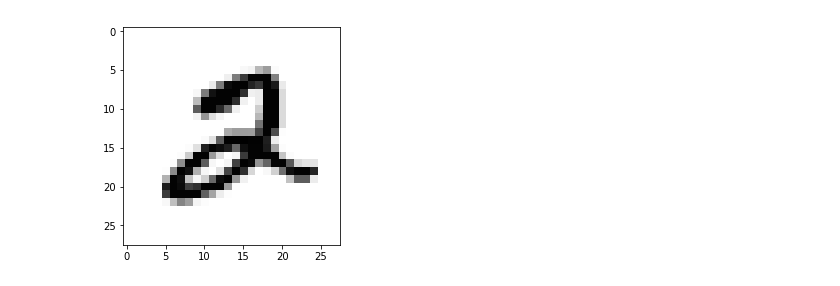
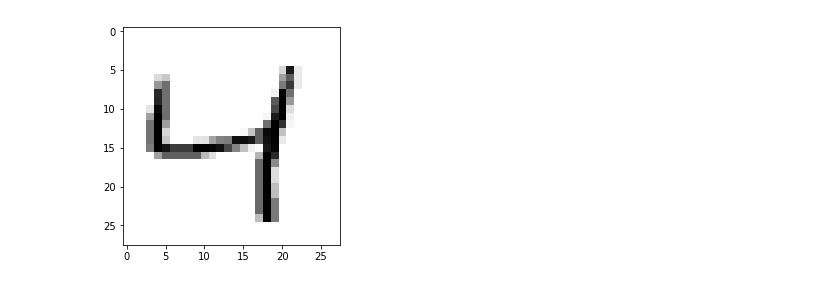
Before and after one commit to JakartaLaw/MLKU, a Jupyter notebook: assignment1/main.ipynb, the cells around one changed output. Cells and saved outputs as stored; diff of their text form; code cells hidden in the pictures.

```diff
--- a/assignment1/main.ipynb
+++ b/assignment1/main.ipynb
@@ -20,0 +19,8 @@ df_train, df_test = LoadData.MNIST()
+# %%
+df_train = pd.read_csv('MNIST_df_train.csv')
+df_test = pd.read_csv('MNIST_df_test.csv')
+# %%
+df_train.labs = df_train.labs.astype('int64')
+df_test.labs = df_test.labs.astype('int64')
+
+df_train.dtypes
@@ -21,6 +45,6 @@ df_train, df_test = LoadData.MNIST()
 # %%
-ShowImage(df_train, 5)
+ShowImage(df_train, 2)
 # %% [output]
-[figure, old version]
+[figure, new version]
 # %%
 ShowImage(df_test, 3)
```
Also changed, not shown: parts of 26 cells of this notebook, 2 other files.
